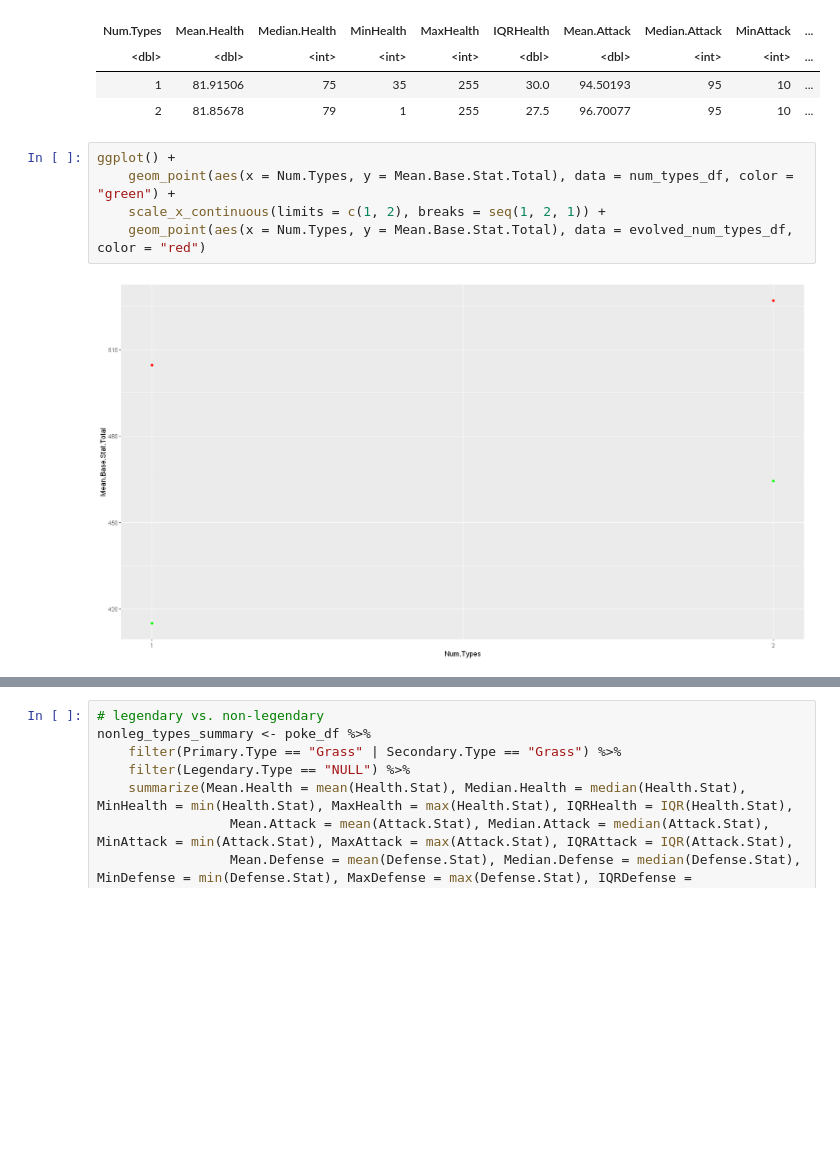
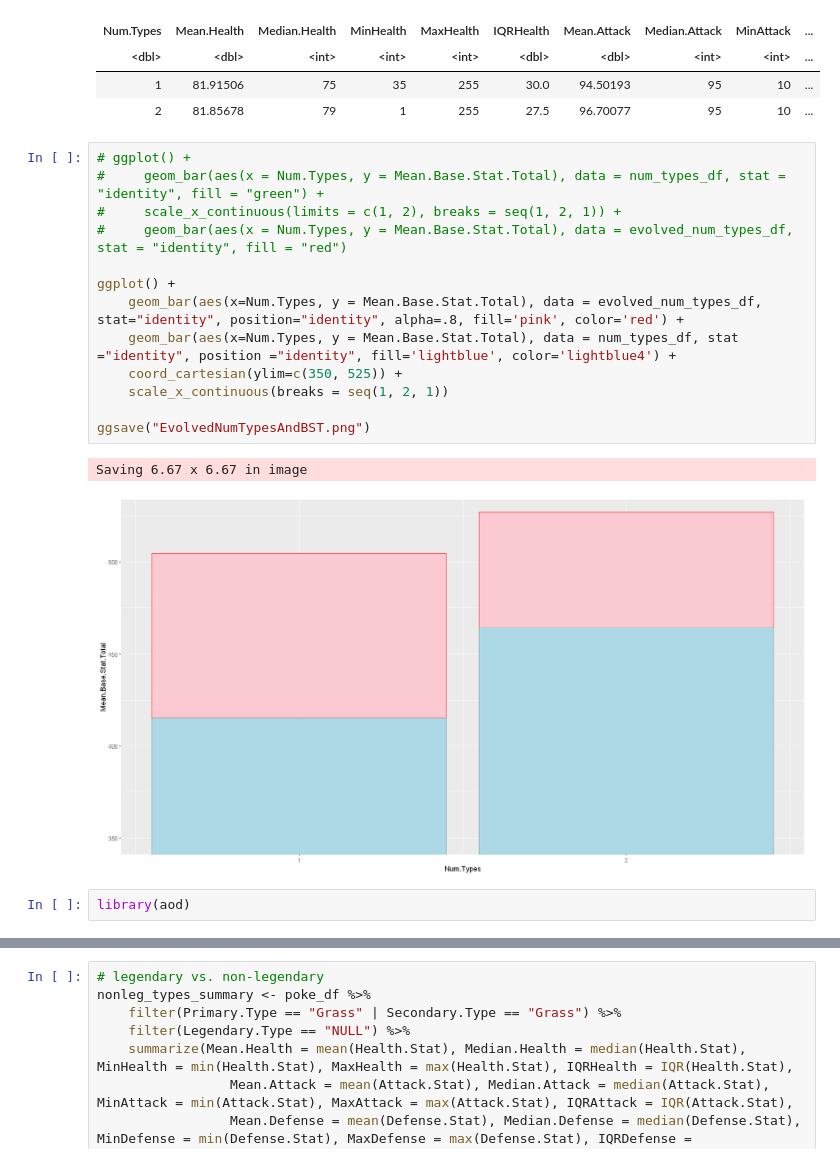
Before and after one commit to kgalloway2/VSC-Code, a Jupyter notebook: R stuff/Pokemon Project/Pokemon Data - Types.ipynb, the cells around one changed output, grey strips where cells are left out. Drawn from its saved outputs; the diff is of its cells as text; blank space fills up the shorter version.

Commit message:
Finished pokemon data project. Did write up with results

```diff
--- a/R stuff/Pokemon Project/Pokemon Data - Types.ipynb
+++ b/R stuff/Pokemon Project/Pokemon Data - Types.ipynb
@@ -294,9 +313,20 @@ A tibble: 2 × 42
 | 1 | 81.91506 | 75 | 35 | 255 | 30.0 | 94.50193 | 95 | 10 | ... |
 | 2 | 81.85678 | 79 | 1 | 255 | 27.5 | 96.70077 | 95 | 10 | ... |
 # %%
+# ggplot() +
+#     geom_bar(aes(x = Num.Types, y = Mean.Base.Stat.Total), data = num_types_df, stat = "identity", fill = "green") +
+#     scale_x_continuous(limits = c(1, 2), breaks = seq(1, 2, 1)) +
+#     geom_bar(aes(x = Num.Types, y = Mean.Base.Stat.Total), data = evolved_num_types_df, stat = "identity", fill = "red")
+
 ggplot() +
-    geom_point(aes(x = Num.Types, y = Mean.Base.Stat.Total), data = num_types_df, color = "green") +
-    scale_x_continuous(limits = c(1, 2), breaks = seq(1, 2, 1)) +
-    geom_point(aes(x = Num.Types, y = Mean.Base.Stat.Total), data = evolved_num_types_df, color = "red")
+    geom_bar(aes(x=Num.Types, y = Mean.Base.Stat.Total), data = evolved_num_types_df, stat="identity", position="identity", alpha=.8, fill='pink', color='red') +
+    geom_bar(aes(x=Num.Types, y = Mean.Base.Stat.Total), data = num_types_df, stat ="identity", position ="identity", fill='lightblue', color='lightblue4') +
+    coord_cartesian(ylim=c(350, 525)) +
+    scale_x_continuous(breaks = seq(1, 2, 1))
+
+ggsave("EvolvedNumTypesAndBST.png")
 # %% [output]
+Saving 6.67 x 6.67 in image
-[figure, old version]
+[figure, new version]
+# %%
+library(aod)
```
Also changed, not shown: parts of 7 cells of this notebook, 25 other files.
